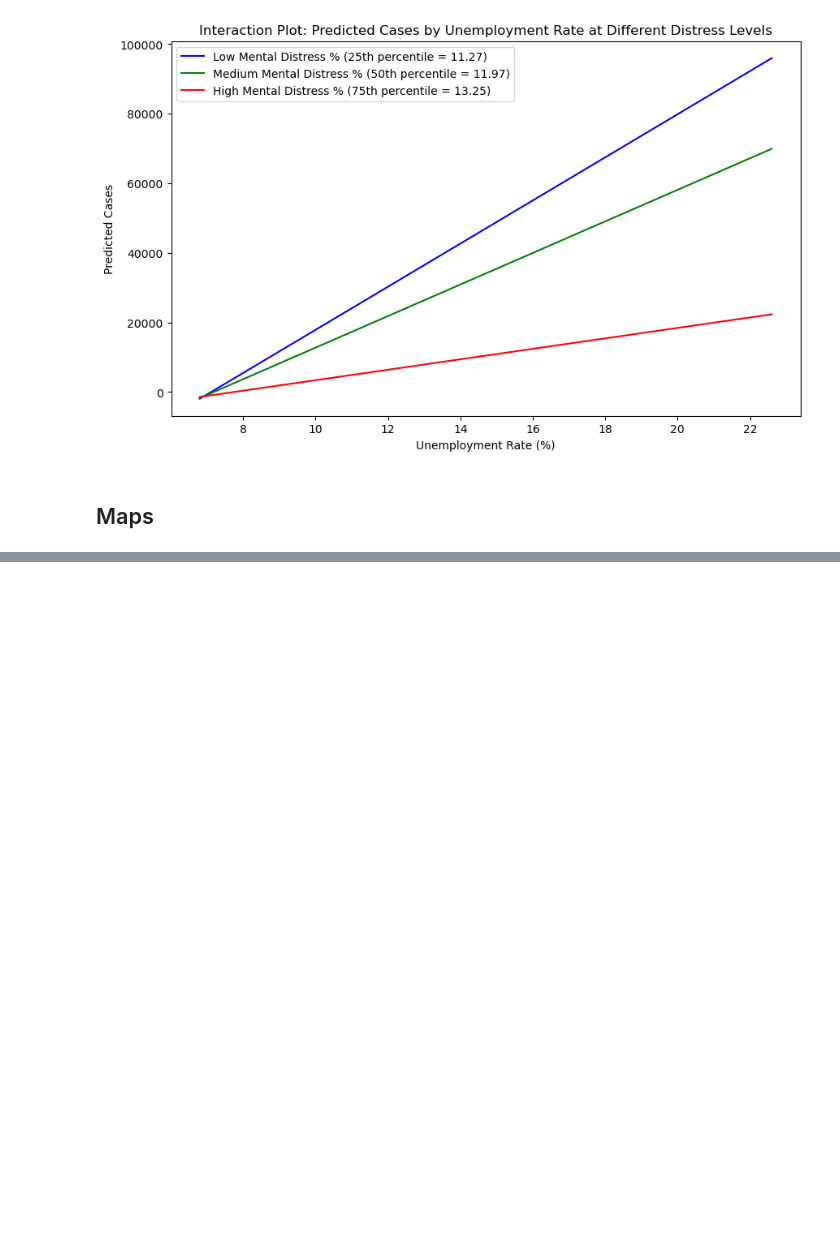
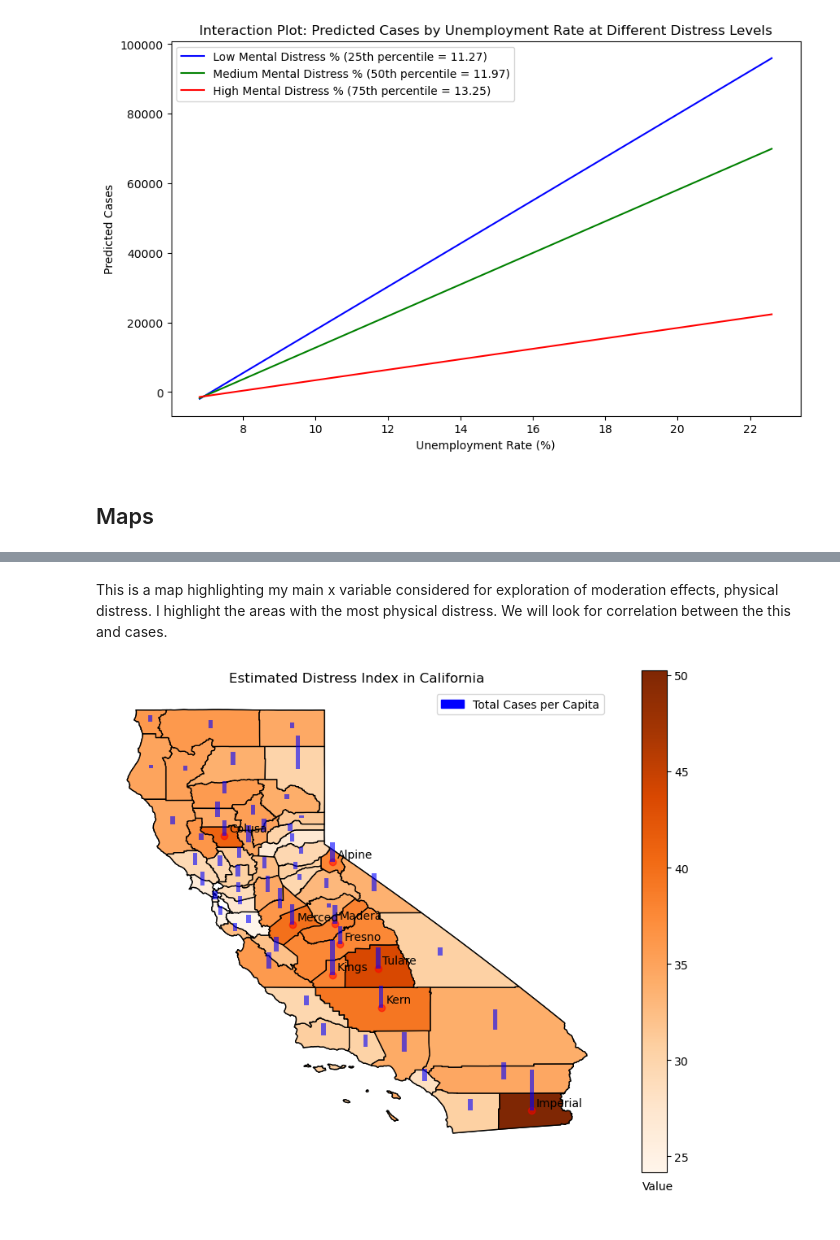
Before and after one commit to r-lee1888/eco225-project-code-r-lee1888, a Jupyter notebook: Code/Project1Code.ipynb, the cells around one changed output, grey strips where cells are left out. Saved outputs shown, nothing was run; the diff lists cells and outputs as text; code cells hidden in the pictures; blank space fills up the shorter version.

```diff
--- a/Code/Project1Code.ipynb
+++ b/Code/Project1Code.ipynb
@@ -351,0 +584,40 @@ county_df_covid = county_df.merge(covid_health_weather, left_on="NAME", right_on
+# %% [markdown]
+This is a map highlighting my main x variable considered for exploration of moderation effects, physical distress. I highlight the areas with the most physical distress. We will look for correlation between the this and cases.
+# %%
+fig, gax = plt.subplots(figsize = (10,8))
+
+# Plot the state level
+state_df[state_df['NAME'] == 'California'].plot(ax = gax, edgecolor='black',color='white')
+
+# Plot the counties and data
+county_df_covid.plot(
+    ax=gax, edgecolor='black', column='distress_index', legend=True, cmap='Oranges' #range of your column value for the color legend
+)
+
+# Add text to let people know what we are plotting
+gax.annotate('Value',xy=(0.67, 0.05),  xycoords='figure fraction')
+gdf.head()
+# Plot county names of high personal income per capita
+gdf_highquantile = gdf[gdf['distress_index'] > gdf['distress_index'].quantile(0.85)]
+gdf_highquantile.plot(ax=gax, color='red', alpha = 0.5)
+for x, y, label in zip(gdf_highquantile['Coordinates'].x, gdf_highquantile['Coordinates'].y, gdf_highquantile['county']):
+    gax.annotate(label, xy=(x,y), xytext=(4,4), textcoords='offset points')
+
+# Add bars representing total cases per capita
+for x, y, value in zip(gdf['Coordinates'].x, gdf['Coordinates'].y, gdf['total_cases_per_capita']):
+    gax.bar(x, value * 10, bottom=y, width=0.1, color='blue', alpha=0.6)
+
+# Add a legend showing how distress_index is blue
+blue_patch = mpatches.Patch(color='blue', label='Total Cases per Capita')
+plt.legend(handles=[blue_patch])
+
+
+# I don't want the axis with long and lat
+plt.axis('off')
+
+# Add a title
+plt.title('Estimated Distress Index in California')
+
+plt.show()
+# %% [output]
+[figure, added]
```
Also changed, not shown: parts of 25 cells of this notebook, 2 other files.
